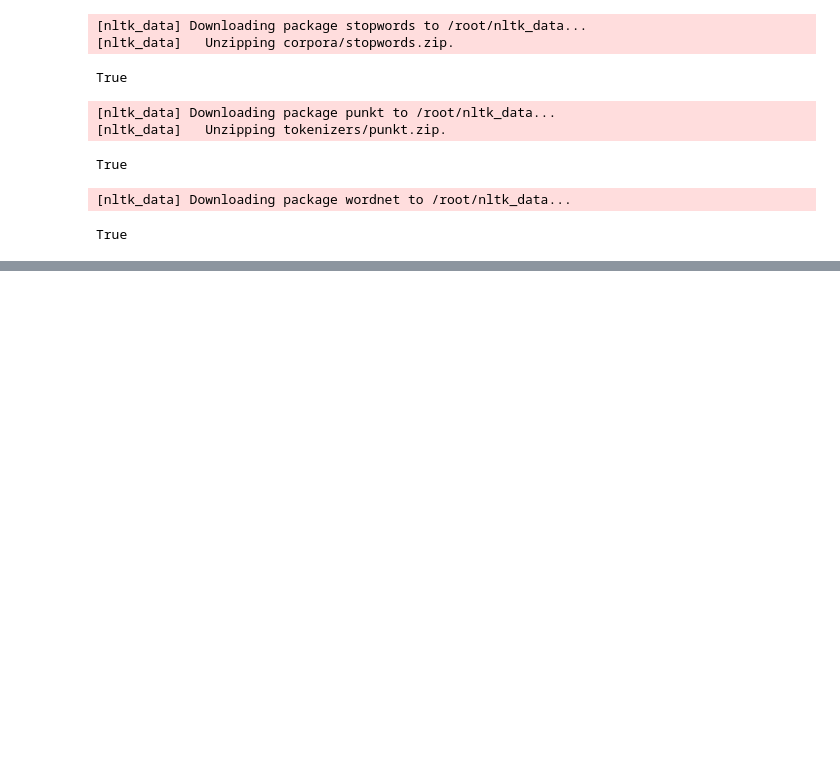
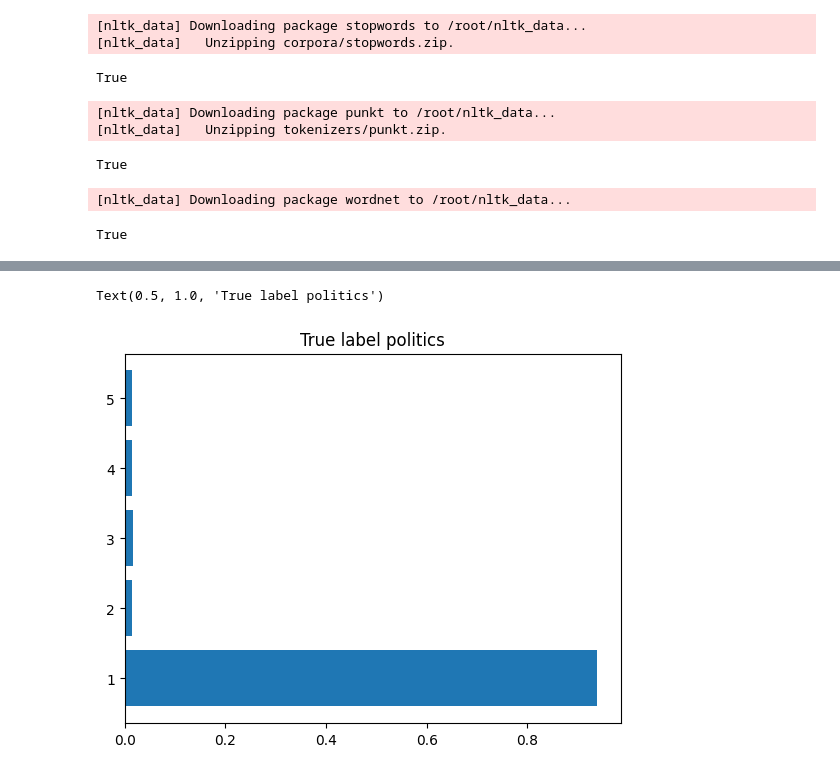
Before and after one commit to PatrykCiwinski/Topic_modeling-LDA, a Jupyter notebook: Topic_modeling(LDA).ipynb, the cells around one changed output, grey strips where cells are left out. Cells and saved outputs as stored; diff of their text form; code cells hidden in the pictures; blank space fills up the shorter version.

```diff
--- a/Topic_modeling(LDA).ipynb
+++ b/Topic_modeling(LDA).ipynb
@@ -27,7 +29,7 @@ nltk.download('stopwords')
 True
 # %%
 #stop-words
-stop_words=
+stop_words=set(stopwords.words('english'))
 # %%
 nltk.download('punkt')
 # %% [output]
@@ -57,7 +59,7 @@ no_topics=df['labels'].nunique()
 # %%
 lda=LatentDirichletAllocation(n_components=no_topics)
 # %%
-z = lda.fit_transform(X)
+Z = lda.fit_transform(X)
 # %%
 topics = lda.components_
 # %%
@@ -85,0 +91,4 @@ Topic 5:politics
+# %%
+i = np.random.choice(len(df))
+z=Z[i]
+topics=np.arange(5)+1
@@ -85,0 +115,7 @@ Topic 5:politics
+# %%
+fig,ax= plt.subplots()
+ax.barh(topics,z)
+ax.set_title(f'True label {df.iloc[i]["labels"]}')
+# %% [output]
+Text(0.5, 1.0, 'True label politics')
+[figure, added]
```
Also changed, not shown: parts of 5 cells of this notebook.
